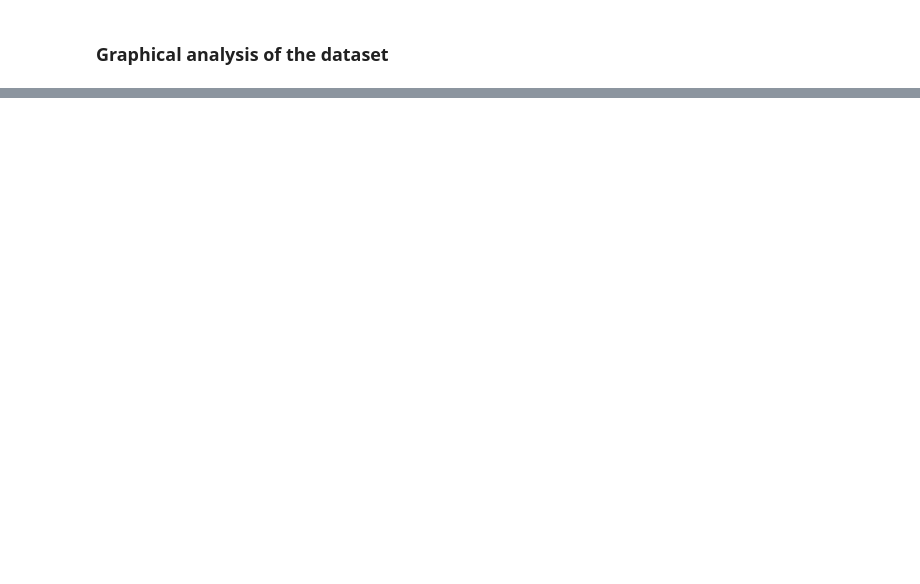
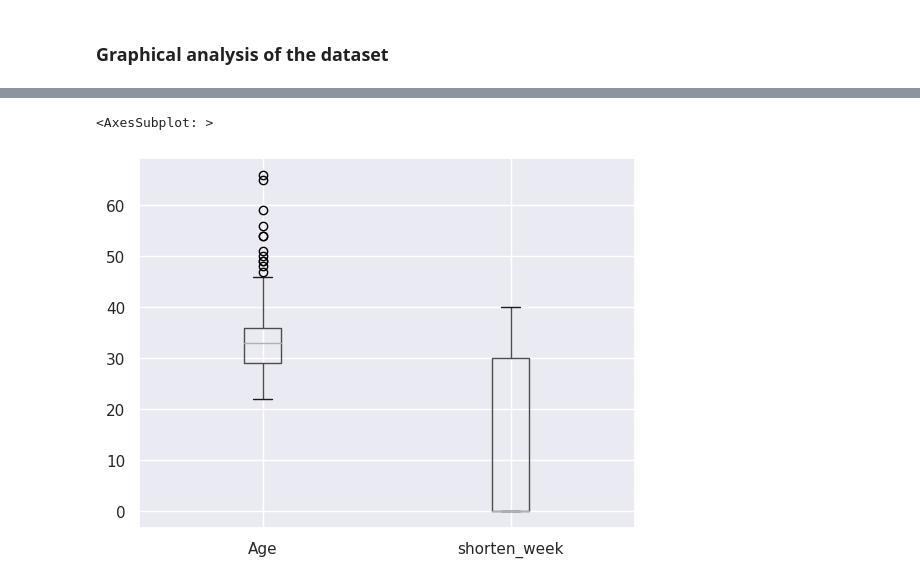
Before and after one commit to x00Pavel/Data-Storage-and-Preparation-projects, a Jupyter notebook: projekt-2/main.ipynb, the cells around one changed output, grey strips where cells are left out. Saved outputs shown, nothing was run; the diff lists cells and outputs as text; code cells hidden in the pictures; blank space fills up the shorter version.

Commit message:
add some ideas for graphs

```diff
--- a/projekt-2/main.ipynb
+++ b/projekt-2/main.ipynb
@@ -189,0 +190,5 @@ ax[3].set_xlim(0, d1.shorten_week.max())
+# %%
+d1.boxplot(column=["Age", "shorten_week"])
+# %% [output]
+<AxesSubplot: >
+[figure, added]
```
Also changed, not shown: parts of 4 cells of this notebook.
